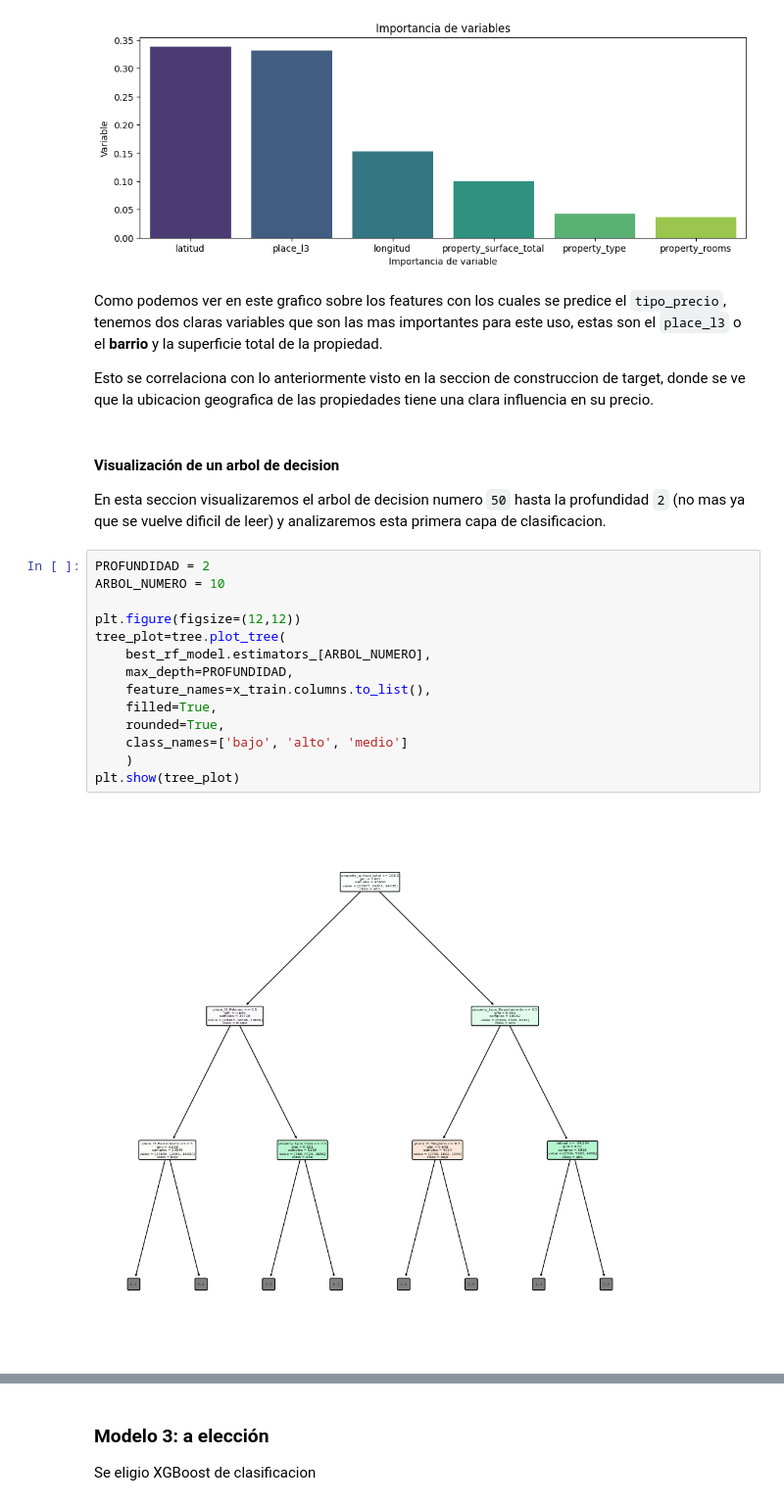
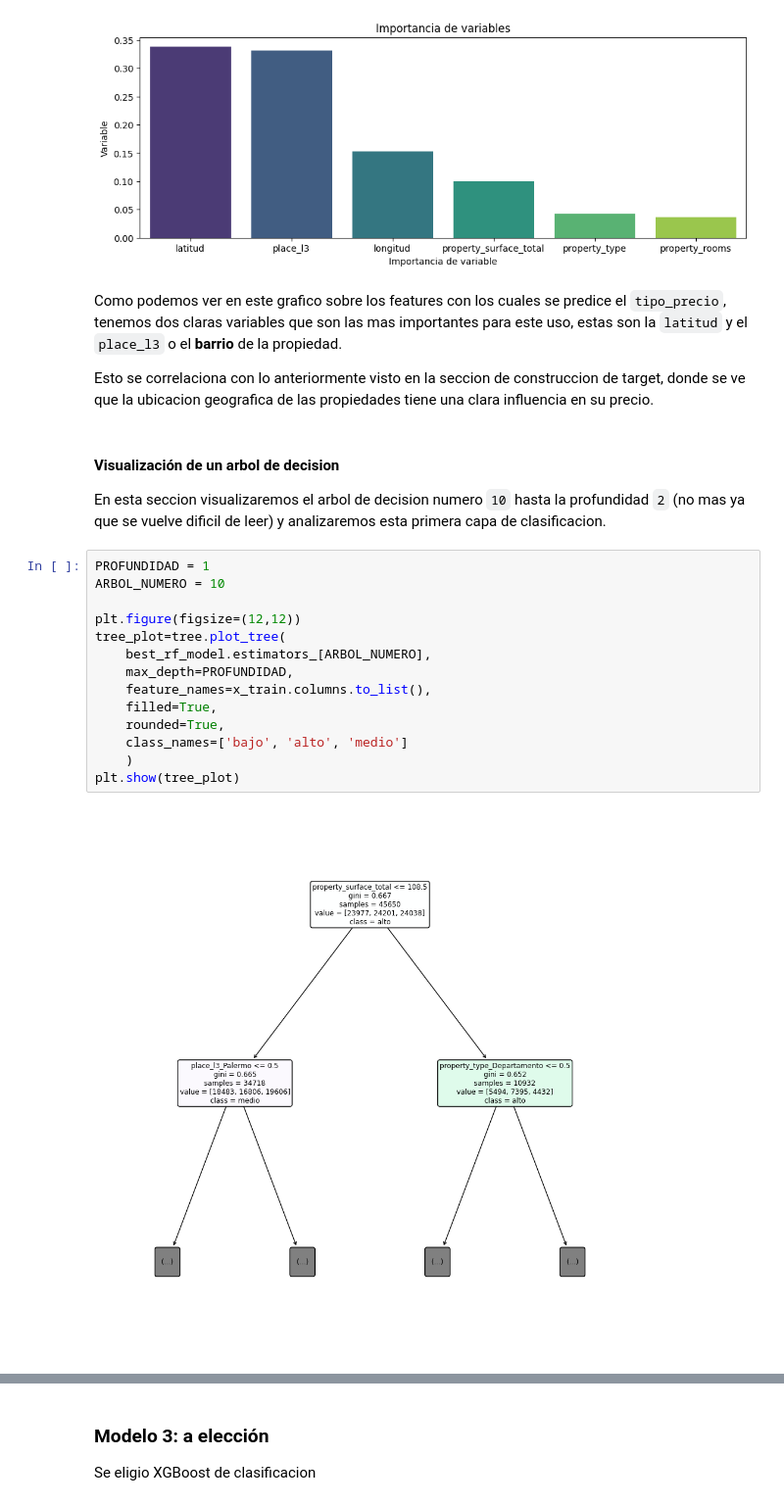
Before and after one commit to kikiymini/7506R-1C2024-GRUPO02, a Jupyter notebook: 7506R_TP1_GRUPO02_ENTREGA_N3.ipynb, the cells around one changed output, grey strips where cells are left out. Shown at 98% size. Cells and saved outputs as stored; diff of their text form.

```diff
--- a/7506R_TP1_GRUPO02_ENTREGA_N3.ipynb
+++ b/7506R_TP1_GRUPO02_ENTREGA_N3.ipynb
@@ -867,27 +894,27 @@ plt.show()
 # %% [output]
 [figure]
 # %% [markdown]
-Como podemos ver en este grafico sobre los features con los cuales se predice el `tipo_precio`, tenemos dos claras variables que son las mas importantes para este uso, estas son el `place_l3` o el **barrio** y la superficie total de la propiedad.
+Como podemos ver en este grafico sobre los features con los cuales se predice el `tipo_precio`, tenemos dos claras variables que son las mas importantes para este uso, estas son la `latitud` y el `place_l3` o el **barrio** de la propiedad.
 
 Esto se correlaciona con lo anteriormente visto en la seccion de construccion de target, donde se ve que la ubicacion geografica de las propiedades tiene una clara influencia en su precio.
 # %% [markdown]
 #### Visualización de un arbol de decision
 
-En esta seccion visualizaremos el arbol de decision numero `50` hasta la profundidad `2` (no mas ya que se vuelve dificil de leer) y analizaremos esta primera capa de clasificacion.
+En esta seccion visualizaremos el arbol de decision numero `10` hasta la profundidad `2` (no mas ya que se vuelve dificil de leer) y analizaremos esta primera capa de clasificacion.
 # %%
-PROFUNDIDAD = 2
+PROFUNDIDAD = 1
 ARBOL_NUMERO = 10
 
 plt.figure(figsize=(12,12))
 tree_plot=tree.plot_tree(
     best_rf_model.estimators_[ARBOL_NUMERO],
     max_depth=PROFUNDIDAD,
     feature_names=x_train.columns.to_list(),
     filled=True,
     rounded=True,
     class_names=['bajo', 'alto', 'medio']
     )
 plt.show(tree_plot)
 # %% [output]
-[figure, old version]
+[figure, new version]
 # %% [markdown]
```
Also changed, not shown: parts of 15 cells of this notebook.
